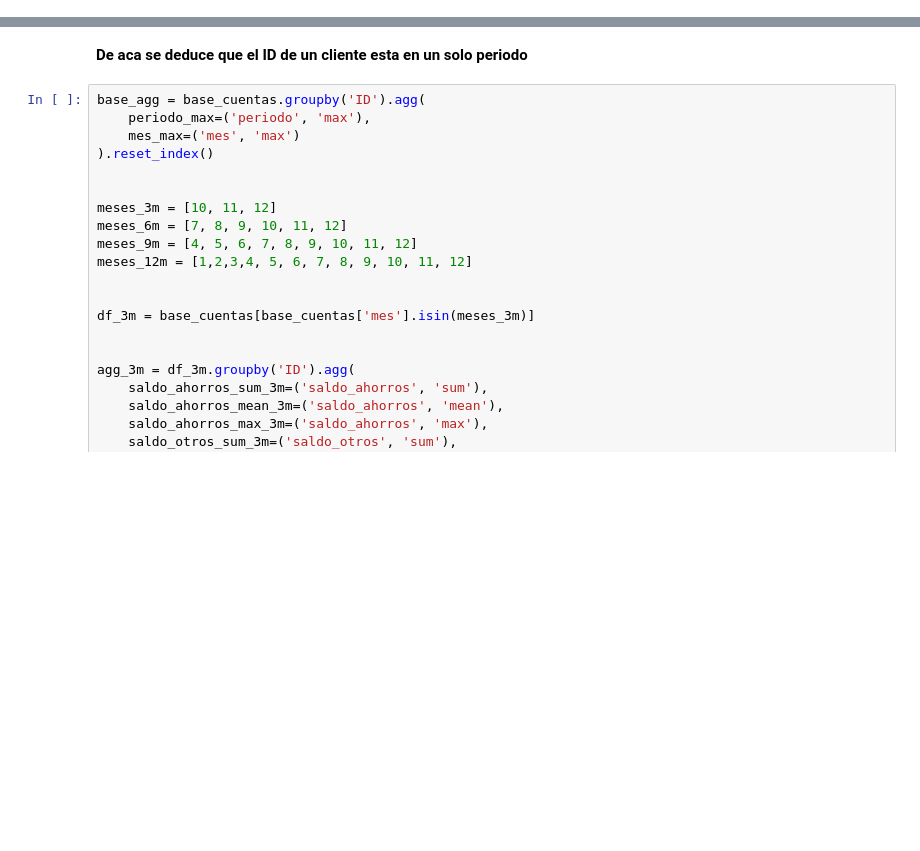
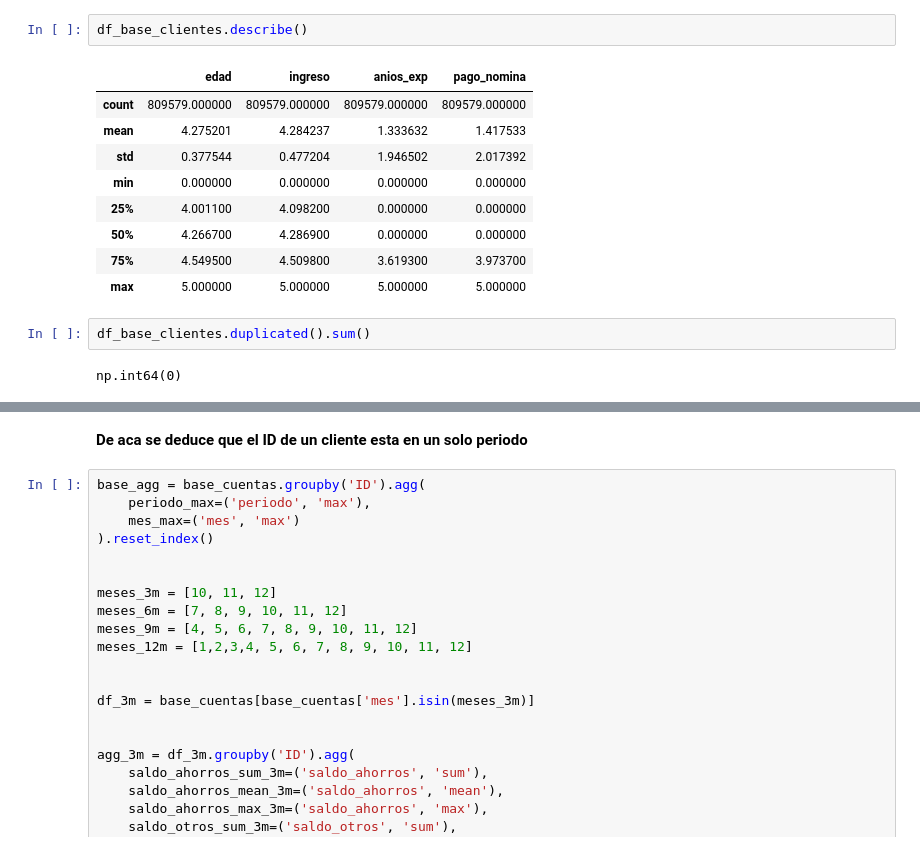
Before and after one commit to magnanimous-se7en/Analisis-perfiles-clientes, a Jupyter notebook: PFtechy_SC_revision.ipynb, the cells around one changed output, grey strips where cells are left out. Cells and saved outputs as stored; diff of their text form; blank space fills up the shorter version.

```diff
--- a/PFtechy_SC.ipynb
+++ b/PFtechy_SC_revision.ipynb
@@ -92,0 +115,16 @@ base_clientes.head()
+# %%
+df_base_clientes.describe()
+# %% [output]
+|  | edad | ingreso | anios_exp | pago_nomina |
+| count | 809579.000000 | 809579.000000 | 809579.000000 | 809579.000000 |
+| mean | 4.275201 | 4.284237 | 1.333632 | 1.417533 |
+| std | 0.377544 | 0.477204 | 1.946502 | 2.017392 |
+| min | 0.000000 | 0.000000 | 0.000000 | 0.000000 |
+| 25% | 4.001100 | 4.098200 | 0.000000 | 0.000000 |
+| 50% | 4.266700 | 4.286900 | 0.000000 | 0.000000 |
+| 75% | 4.549500 | 4.509800 | 3.619300 | 3.973700 |
+| max | 5.000000 | 5.000000 | 5.000000 | 5.000000 |
+# %%
+df_base_clientes.duplicated().sum()
+# %% [output]
+np.int64(0)
```
Also changed, not shown: parts of 34 cells of this notebook, 3 other files.
